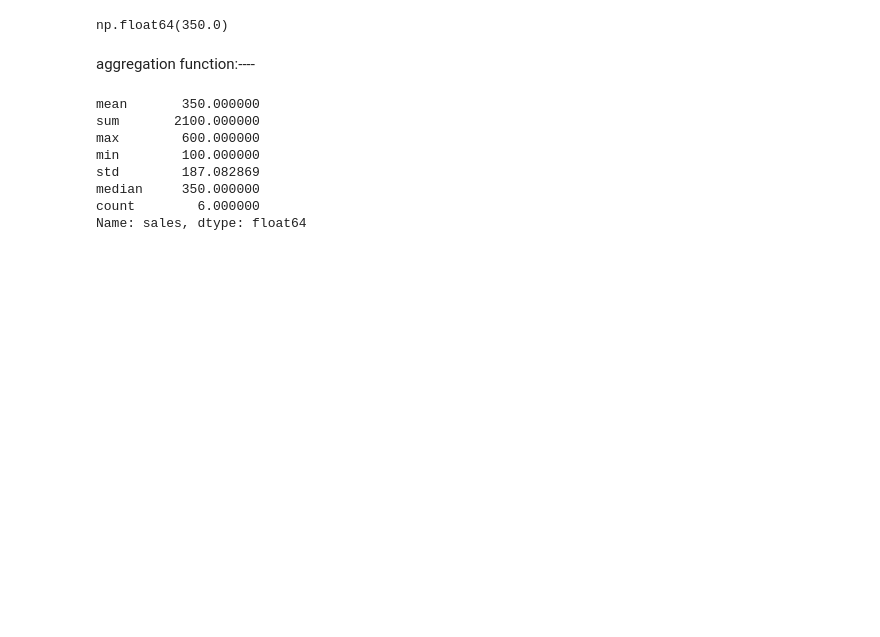
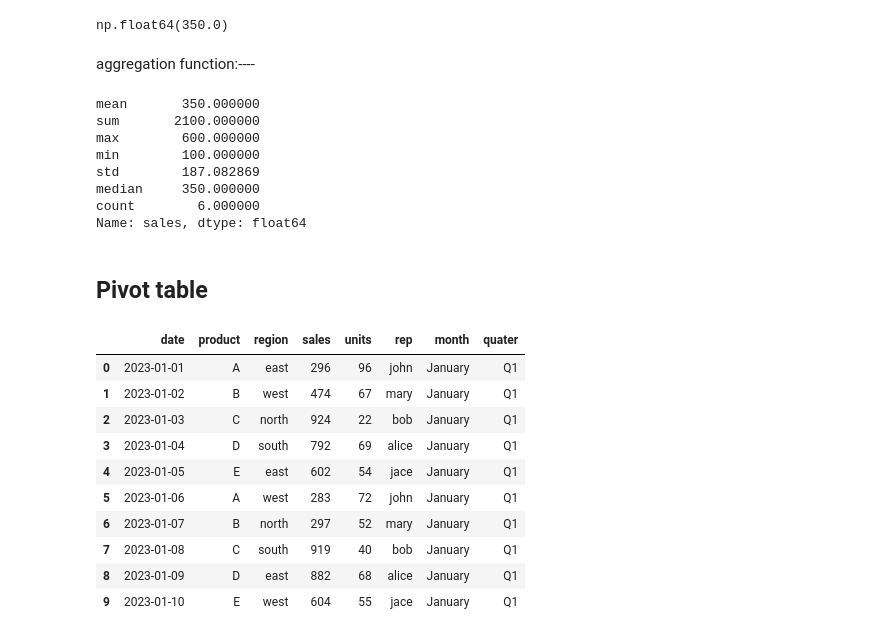
Before and after one commit to AyushSharma-17/dataanalysis_python_l1, a Jupyter notebook: copy_of_pandas_ex.ipynb, the cells around one changed output. Drawn from its saved outputs; the diff is of its cells as text; code cells hidden in the pictures; blank space fills up the shorter version.

Commit message:
pivot table

```diff
--- a/copy_of_pandas_ex.ipynb
+++ b/copy_of_pandas_ex.ipynb
@@ -525,3 +525,32 @@ std        187.082869
 median     350.000000
 count        6.000000
 Name: sales, dtype: float64
+# %% [markdown]
+<h2>Pivot table</h2>
+# %%
+data2={
+    'date': pd.date_range('2023-01-01', periods=10),
+    'product':['A','B','C','D','E']*2,
+    'region':['east','west','north','south','east','west','north','south','east','west'],
+    'sales':np.random.randint(100,1000,10),
+    'units':np.random.randint(10,100,10),
+    'rep':['john','mary','bob','alice','jace','john','mary','bob','alice','jace']
+}
+df4= pd.DataFrame(data2)
+# %%
+df4['month']=df4['date'].dt.month_name()
+df4['quater']='Q'+ df4['date'].dt.quarter.astype(str)
+# %%
+df4
+# %% [output]
+|  | date | product | region | sales | units | rep | month | quater |
+| 0 | 2023-01-01 | A | east | 296 | 96 | john | January | Q1 |
+| 1 | 2023-01-02 | B | west | 474 | 67 | mary | January | Q1 |
+| 2 | 2023-01-03 | C | north | 924 | 22 | bob | January | Q1 |
+| 3 | 2023-01-04 | D | south | 792 | 69 | alice | January | Q1 |
+| 4 | 2023-01-05 | E | east | 602 | 54 | jace | January | Q1 |
+| 5 | 2023-01-06 | A | west | 283 | 72 | john | January | Q1 |
+| 6 | 2023-01-07 | B | north | 297 | 52 | mary | January | Q1 |
+| 7 | 2023-01-08 | C | south | 919 | 40 | bob | January | Q1 |
+| 8 | 2023-01-09 | D | east | 882 | 68 | alice | January | Q1 |
+| 9 | 2023-01-10 | E | west | 604 | 55 | jace | January | Q1 |
```
Also changed, not shown: parts of 2 cells of this notebook.
